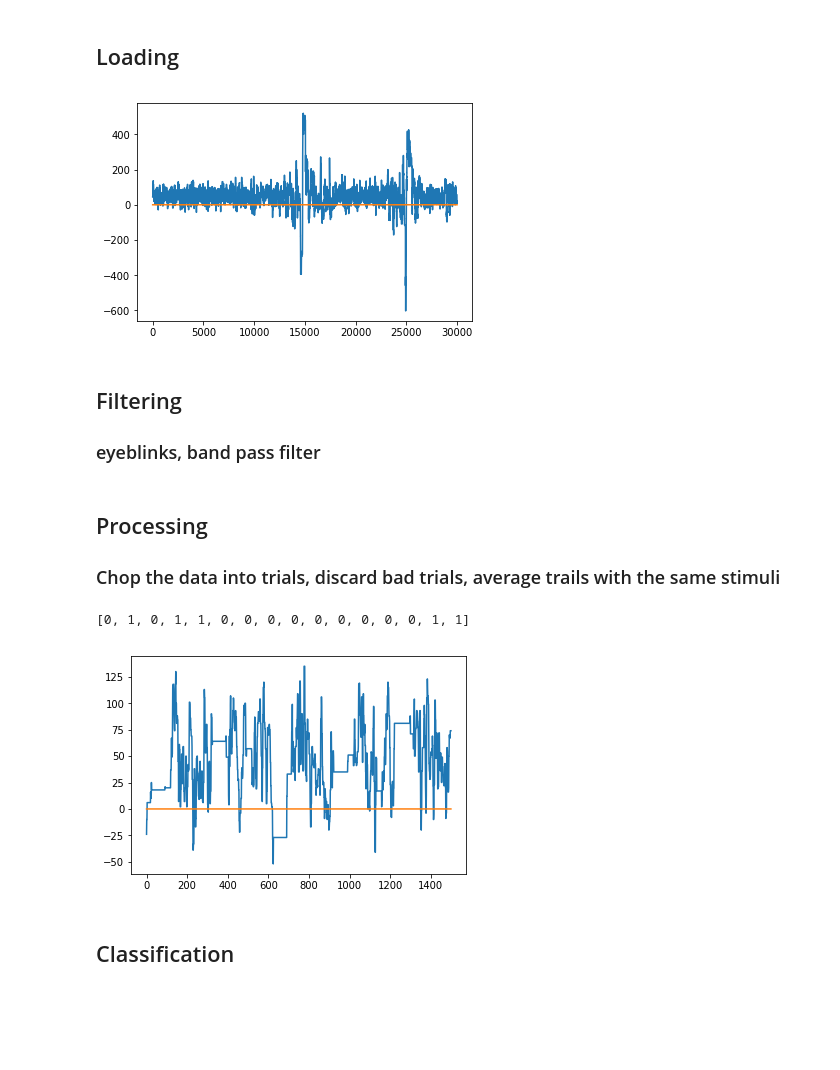
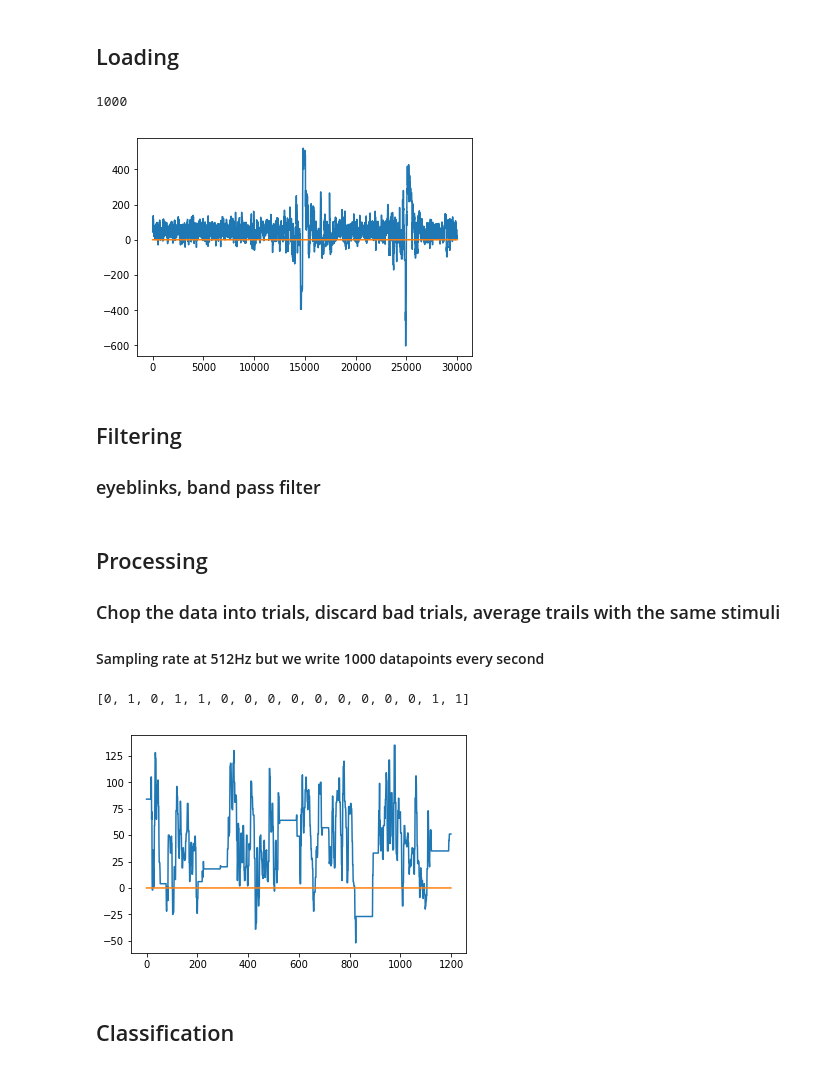
Before and after one commit to rarerare/BCI_speller, a Jupyter notebook: Raw Signal Processing.ipynb, the cells around one changed output. Saved outputs shown, nothing was run; the diff lists cells and outputs as text; code cells hidden in the pictures; blank space fills up the shorter version.

```diff
--- a/Raw Signal Processing.ipynb
+++ b/Raw Signal Processing.ipynb
@@ -25,7 +25,9 @@ def plotData(data):
 dataFileName='signal_data\signal03_11_2019__10_43_51.txt'
 postData=parse_file(dataFileName)
 plotData(postData)
+print(len(postData)/30)
 # %% [output]
+1000
 [figure]
 # %% [markdown]
 ## Filtering
@@ -70,41 +86,43 @@ def bad_connection_identifier(stimuli_per_trial,num_of_trials, connection_qualit
 # %% [markdown]
 ## Processing
 ### Chop the data into trials, discard bad trials, average trails with the same stimuli
+#### Sampling rate at 512Hz but we write 1000 datapoints every second
 # %%
 f="signal_data\signal03_11_2019__10_57_39.txt" #signal data
 g="stimuli_data\stimuli03_11_2019__10_57_39.txt" #stimuli stamp
 
 #signalFile format: (outputlevel, timestamp, quality)
 #stimuliFile format: (pictureIndex,condition,timestamp)
 #output format: 2d tuple with each elment as a sample, each sample a point of signalFile format
-def sync( signalFile, stimuliFile, scope):
+#scopePre and scopePost are the seconds before/after included in the sample
+def sync( signalFile, stimuliFile, scopePre, scopePost):
     f=parse_file(signalFile)
     g=parse_file(stimuliFile)
     out=[]
     temp=[]
     for i in g:
         temp=[]
         for j in f:
-            if j[1]>i[2] and j[1]<i[2]+scope:
+            if j[1]>i[2]+scopePre and j[1]<i[2]+scopePost:
                 temp.append(j)
         out.append(temp)
     return out
 
 #Test
-res=sync(f,g,1.5)
+res=sync(f,g,-0.2,1)
 plotData(res[0])
 
 def getLabel(stimuliFile):
     out=[]
     g=parse_file(stimuliFile)
     for x in g:
        out.append(int(x[1]))
     return out
 
 #Test
 print(getLabel(g))
 # %% [output]
 [0, 1, 0, 1, 1, 0, 0, 0, 0, 0, 0, 0, 0, 0, 1, 1]
-[figure, old version]
+[figure, new version]
 # %% [markdown]
 ## Classification
```
Also changed, not shown: parts of 1 cell of this notebook, 1 other file.
